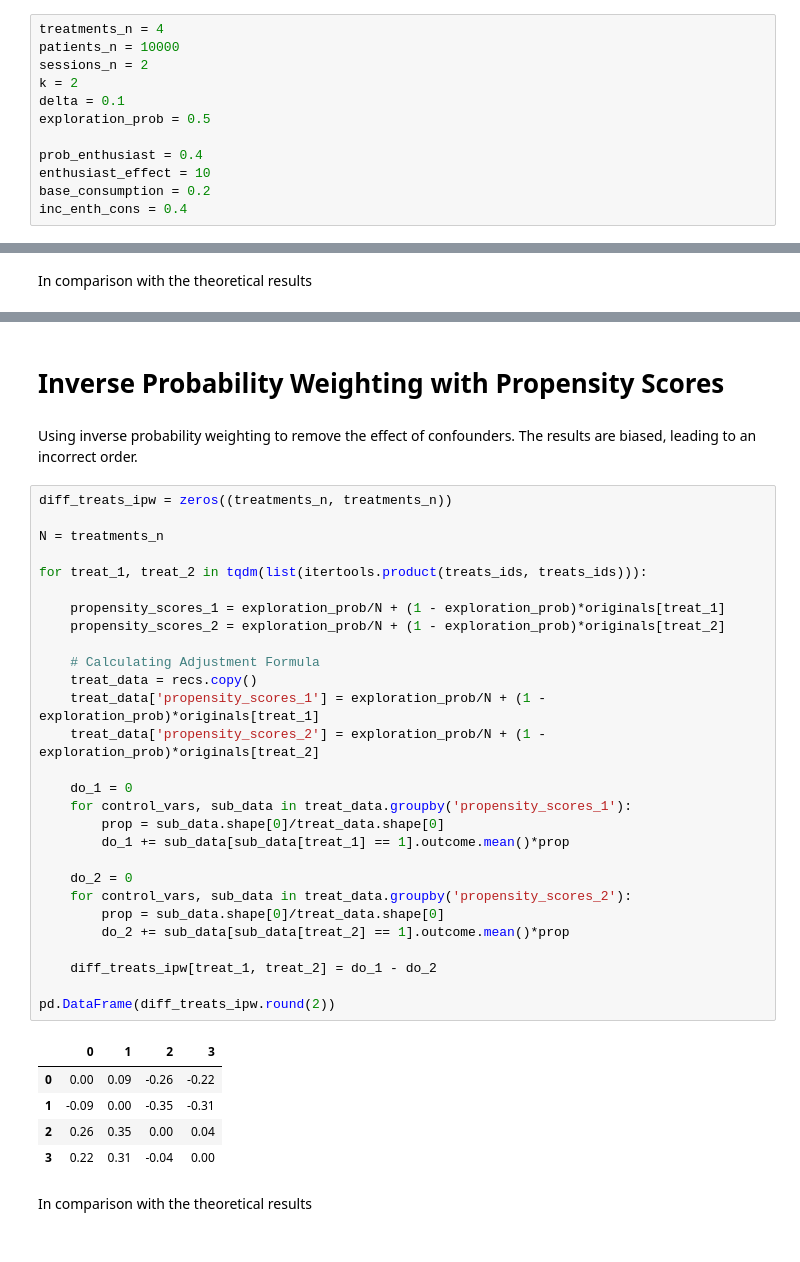
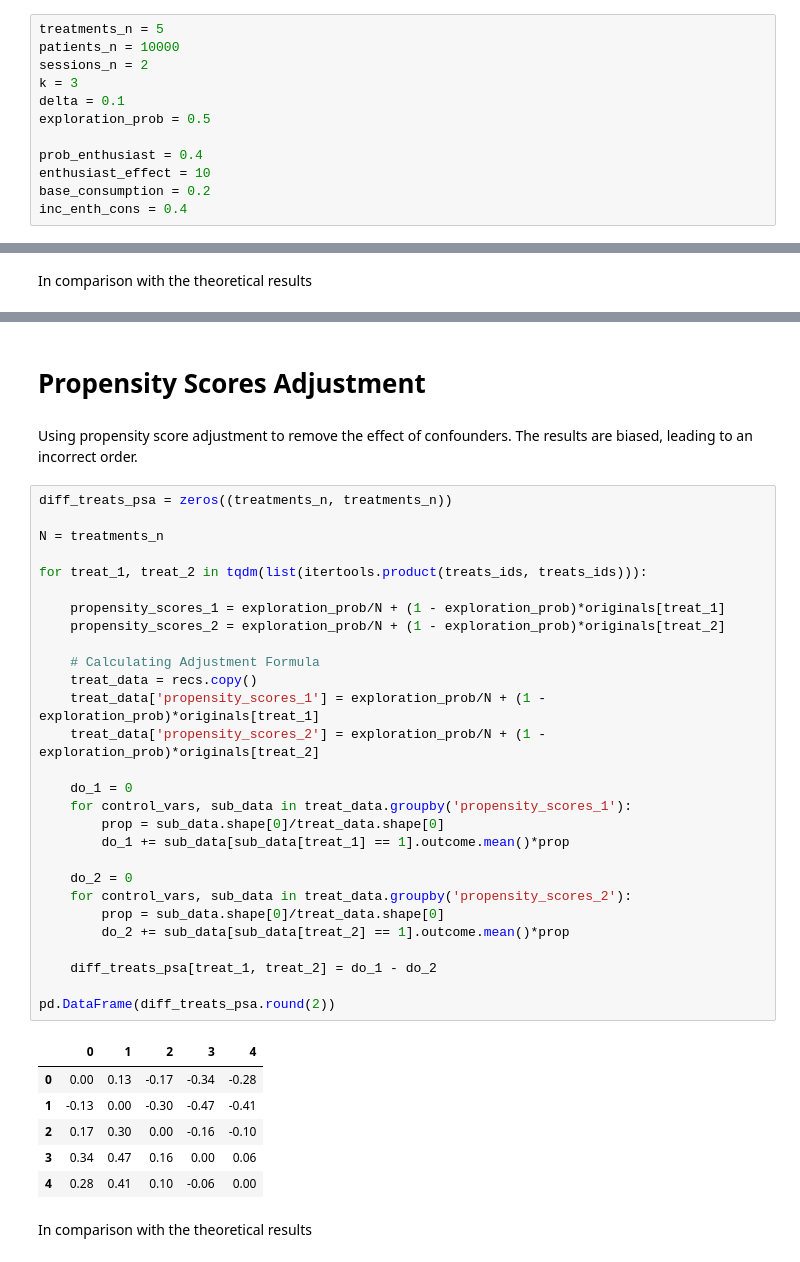
Before and after one commit to aleixrvr/diff_impact_items, a Jupyter notebook: Synthetic Simulation Results Playground.ipynb, the cells around one changed output, grey strips where cells are left out. Saved outputs shown, nothing was run; the diff lists cells and outputs as text.

```diff
--- a/Synthetic Simulation Results Playground.ipynb
+++ b/Synthetic Simulation Results Playground.ipynb
@@ -19,10 +19,10 @@ Each user does `sessions_n` sessions, and at each session, there are only `k` it
 
 The outcome is calculated as follows. Each treatment `i` has an additve causal impact of `i` (to make it easy the index of the item is the same causal impact). The outcome is the addition of each item consumed, plus some noise `delta`. As already said, enthusiast have an extra bonus of `enthusiast_effect` in the outcome.
 # %%
-treatments_n = 4
+treatments_n = 5
 patients_n = 10000
 sessions_n = 2
-k = 2
+k = 3
 delta = 0.1
 exploration_prob = 0.5
 
@@ -297,41 +293,42 @@ Name: 0, dtype: float64
 # %% [markdown]
-# Inverse Probability Weighting with Propensity Scores
+# Propensity Scores Adjustment
 # %% [markdown]
-Using inverse probability weighting to remove the effect of confounders. The results are biased, leading to an incorrect order.
+Using propensity score adjustment to remove the effect of confounders. The results are biased, leading to an incorrect order.
 # %%
-diff_treats_ipw = zeros((treatments_n, treatments_n))
+diff_treats_psa = zeros((treatments_n, treatments_n))
 
 N = treatments_n
 
 for treat_1, treat_2 in tqdm(list(itertools.product(treats_ids, treats_ids))):
 
     propensity_scores_1 = exploration_prob/N + (1 - exploration_prob)*originals[treat_1]
     propensity_scores_2 = exploration_prob/N + (1 - exploration_prob)*originals[treat_2]
 
     # Calculating Adjustment Formula
     treat_data = recs.copy()
     treat_data['propensity_scores_1'] = exploration_prob/N + (1 - exploration_prob)*originals[treat_1]
     treat_data['propensity_scores_2'] = exploration_prob/N + (1 - exploration_prob)*originals[treat_2]
 
     do_1 = 0
     for control_vars, sub_data in treat_data.groupby('propensity_scores_1'):
         prop = sub_data.shape[0]/treat_data.shape[0]
         do_1 += sub_data[sub_data[treat_1] == 1].outcome.mean()*prop
 
     do_2 = 0
     for control_vars, sub_data in treat_data.groupby('propensity_scores_2'):
         prop = sub_data.shape[0]/treat_data.shape[0]
         do_2 += sub_data[sub_data[treat_2] == 1].outcome.mean()*prop
 
-    diff_treats_ipw[treat_1, treat_2] = do_1 - do_2
+    diff_treats_psa[treat_1, treat_2] = do_1 - do_2
 
-pd.DataFrame(diff_treats_ipw.round(2))
+pd.DataFrame(diff_treats_psa.round(2))
 # %% [output]
-|  | 0 | 1 | 2 | 3 |
-| 0 | 0.00 | 0.09 | -0.26 | -0.22 |
-| 1 | -0.09 | 0.00 | -0.35 | -0.31 |
-| 2 | 0.26 | 0.35 | 0.00 | 0.04 |
-| 3 | 0.22 | 0.31 | -0.04 | 0.00 |
+|  | 0 | 1 | 2 | 3 | 4 |
+| 0 | 0.00 | 0.13 | -0.17 | -0.34 | -0.28 |
+| 1 | -0.13 | 0.00 | -0.30 | -0.47 | -0.41 |
+| 2 | 0.17 | 0.30 | 0.00 | -0.16 | -0.10 |
+| 3 | 0.34 | 0.47 | 0.16 | 0.00 | 0.06 |
+| 4 | 0.28 | 0.41 | 0.10 | -0.06 | 0.00 |
 # %% [markdown]
 In comparison with the theoretical results
 # %%
```
Also changed, not shown: parts of 18 cells of this notebook, 2 other files.
